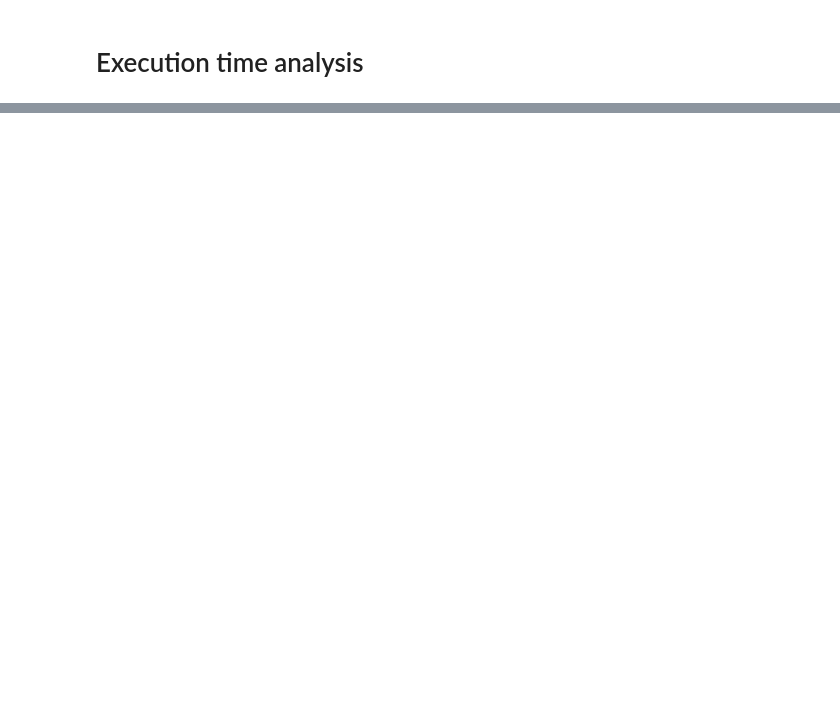
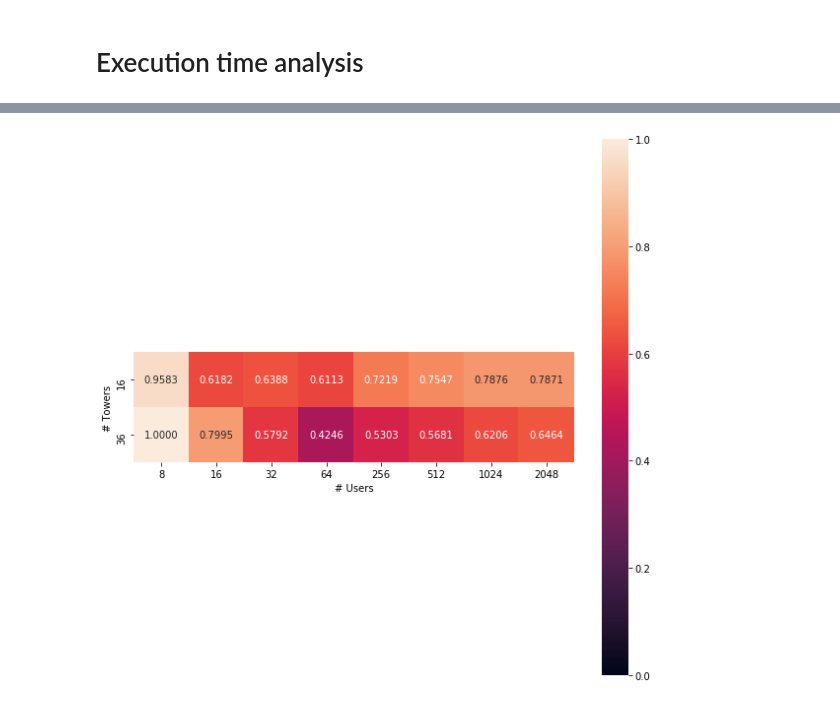
Before and after one commit to leopiney/tscf, a Jupyter notebook: evaluation-results-analysis.ipynb, the cells around one changed output, grey strips where cells are left out. Cells and saved outputs as stored; diff of their text form; code cells hidden in the pictures; blank space fills up the shorter version.

```diff
--- a/evaluation-results-analysis.ipynb
+++ b/evaluation-results-analysis.ipynb
@@ -164,0 +167,4 @@ plt.savefig(f'./execution_time_by_towers.png', dpi=300)
+# %%
+df_eval = pd.read_csv(f'evaluate/evaluate_random_direction_3.csv')
+df_eval = getattr(df_eval.groupby(['velocity', 'towers', 'users']), method)().reset_index()
+df_eval = df_eval[(df_eval.velocity == '(0.01, 0.01)') & (df_eval.towers.isin({ 16, 36 }))]
@@ -164,0 +211,22 @@ plt.savefig(f'./execution_time_by_towers.png', dpi=300)
+# %%
+n_tower_values = len(df_eval.towers.unique())
+n_users_values = len(df_eval.users.unique())
+
+fig, ax = plt.subplots(figsize=(10, 10))
+
+sns.heatmap(
+    df_eval['accuracy'].as_matrix().reshape((n_tower_values, n_users_values)),
+    xticklabels=df_eval['users'].unique(),
+    yticklabels=df_eval['towers'].unique(),
+    square=True,
+    vmin=0,
+    vmax=1,
+    ax=ax,
+    fmt=".4f",
+    annot=True,
+)
+
+ax.set(xlabel='# Users', ylabel='# Towers')
+plt.savefig(f'./accuracy_multiple_users.png', dpi=300)
+# %% [output]
+[figure, added]
```
Also changed, not shown: parts of 11 cells of this notebook, 18 other files.
